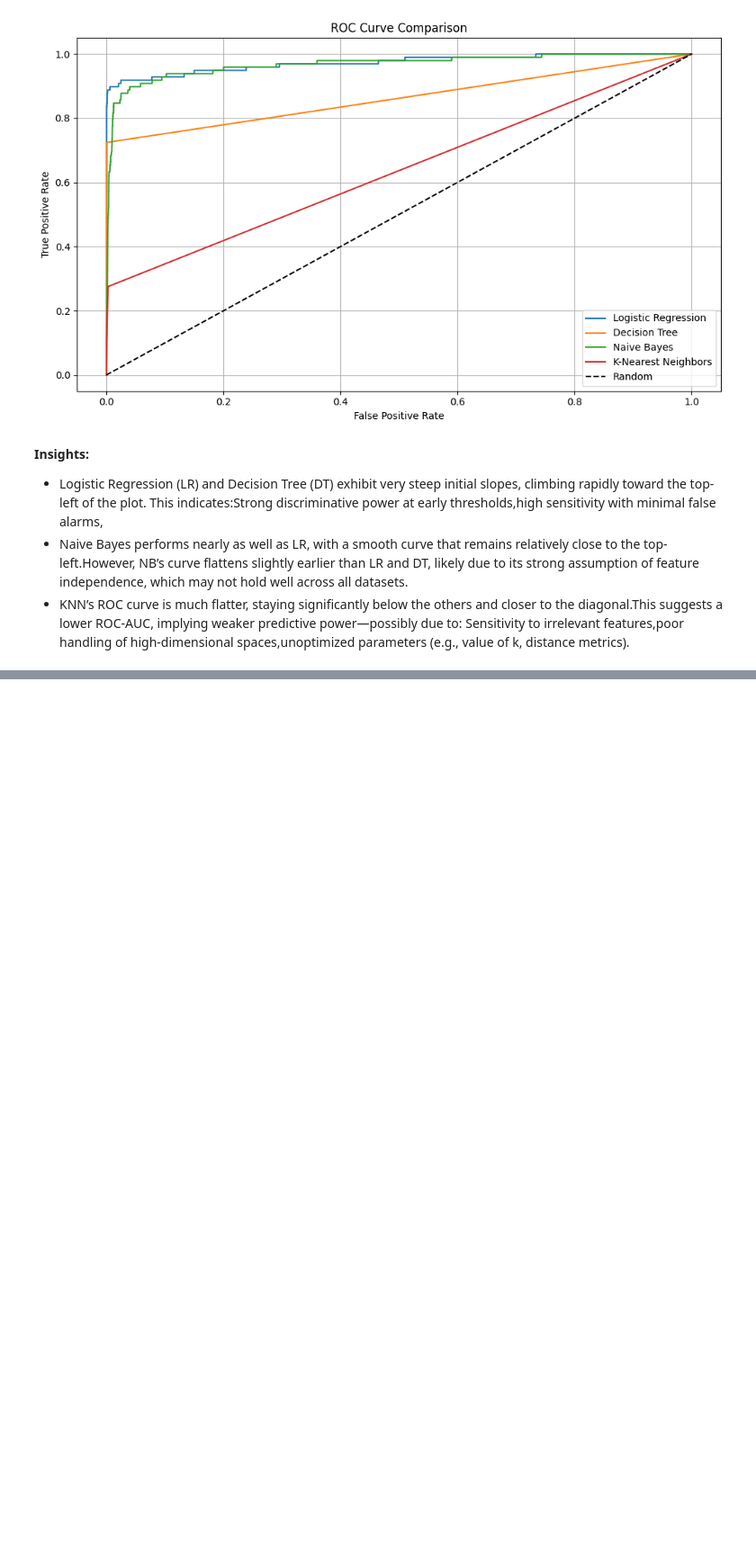
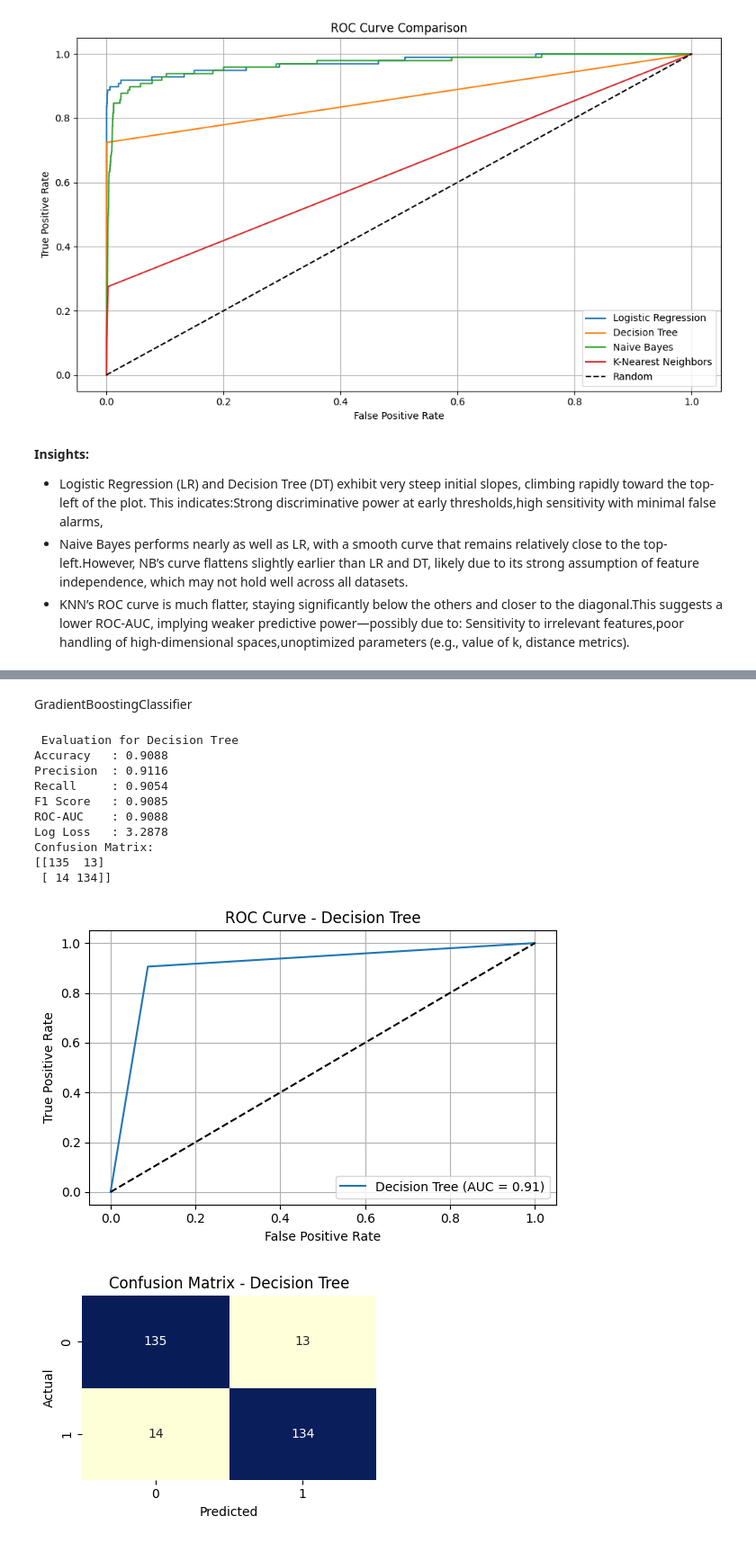
Before and after one commit to Adiba2001/Fraud_detection, a Jupyter notebook: Fraud_detection(by_Adiba).ipynb, the cells around one changed output, grey strips where cells are left out. Shown at 90% size. Saved outputs shown, nothing was run; the diff lists cells and outputs as text; code cells hidden in the pictures; blank space fills up the shorter version.

```diff
--- a/Fraud_detection(by_Adiba).ipynb
+++ b/Fraud_detection(by_Adiba).ipynb
@@ -438,0 +585,25 @@ Sensitivity to irrelevant features,poor handling of high-dimensional spaces,unop
+# %% [markdown]
+GradientBoostingClassifier
+# %%
+from sklearn.tree import GradientBoostingClassifier
+
+dt_model = DecisionTreeClassifier(random_state=42)
+dt_model.fit(X_train, y_train)
+
+y_proba_dt = dt_model.predict_proba(X_test)[:, 1]
+y_pred_dt = (y_proba_dt >= 0.5).astype(int)
+
+evaluate_model(y_test, y_pred_dt, y_proba_dt,dt_model, "Decision Tree")
+# %% [output]
+ Evaluation for Decision Tree
+Accuracy   : 0.9088
+Precision  : 0.9116
+Recall     : 0.9054
+F1 Score   : 0.9085
+ROC-AUC    : 0.9088
+Log Loss   : 3.2878
+Confusion Matrix:
+[[135  13]
+ [ 14 134]]
+[figure, added]
+[figure, added]
```
Also changed, not shown: parts of 15 cells of this notebook.
